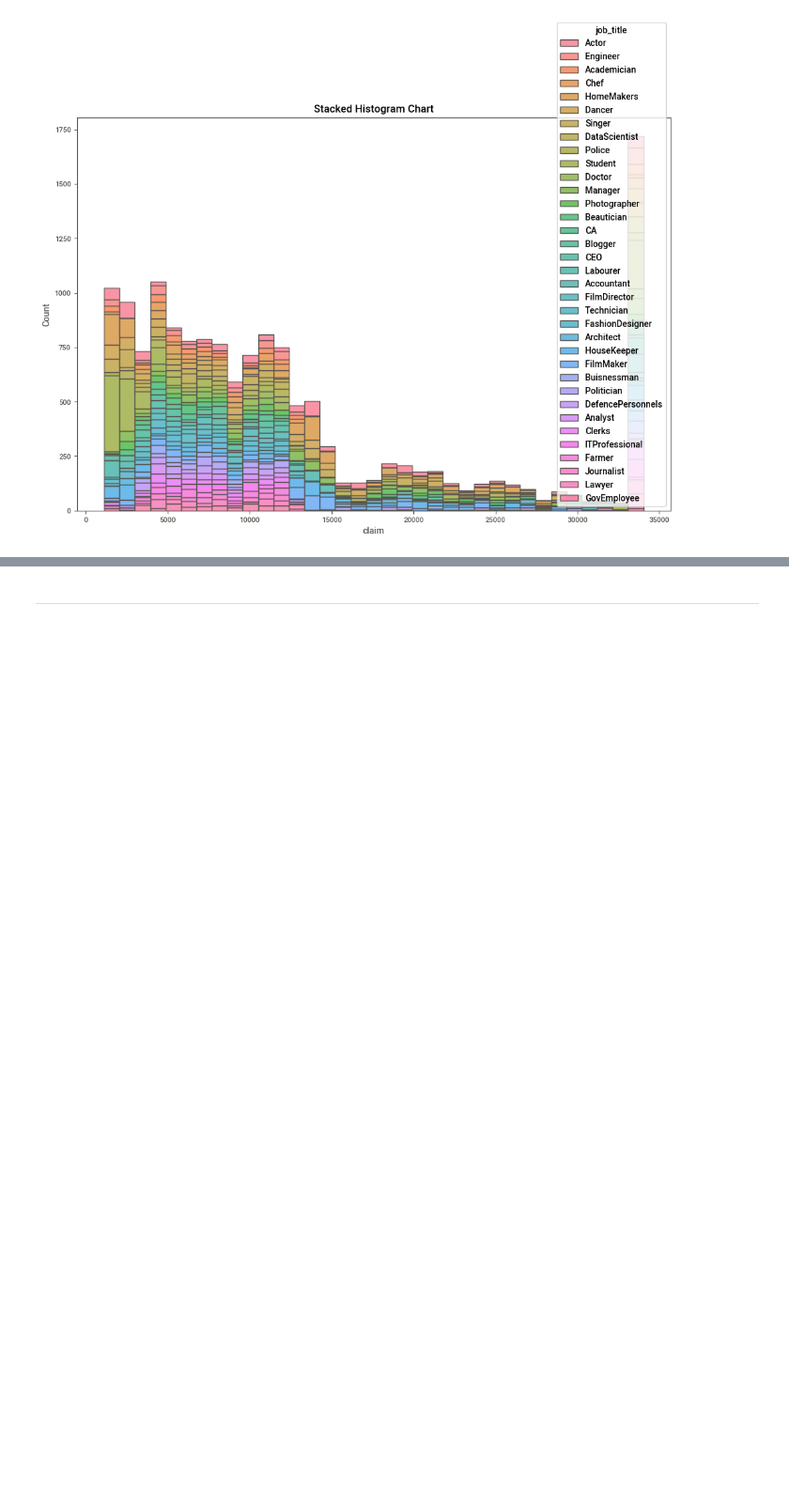
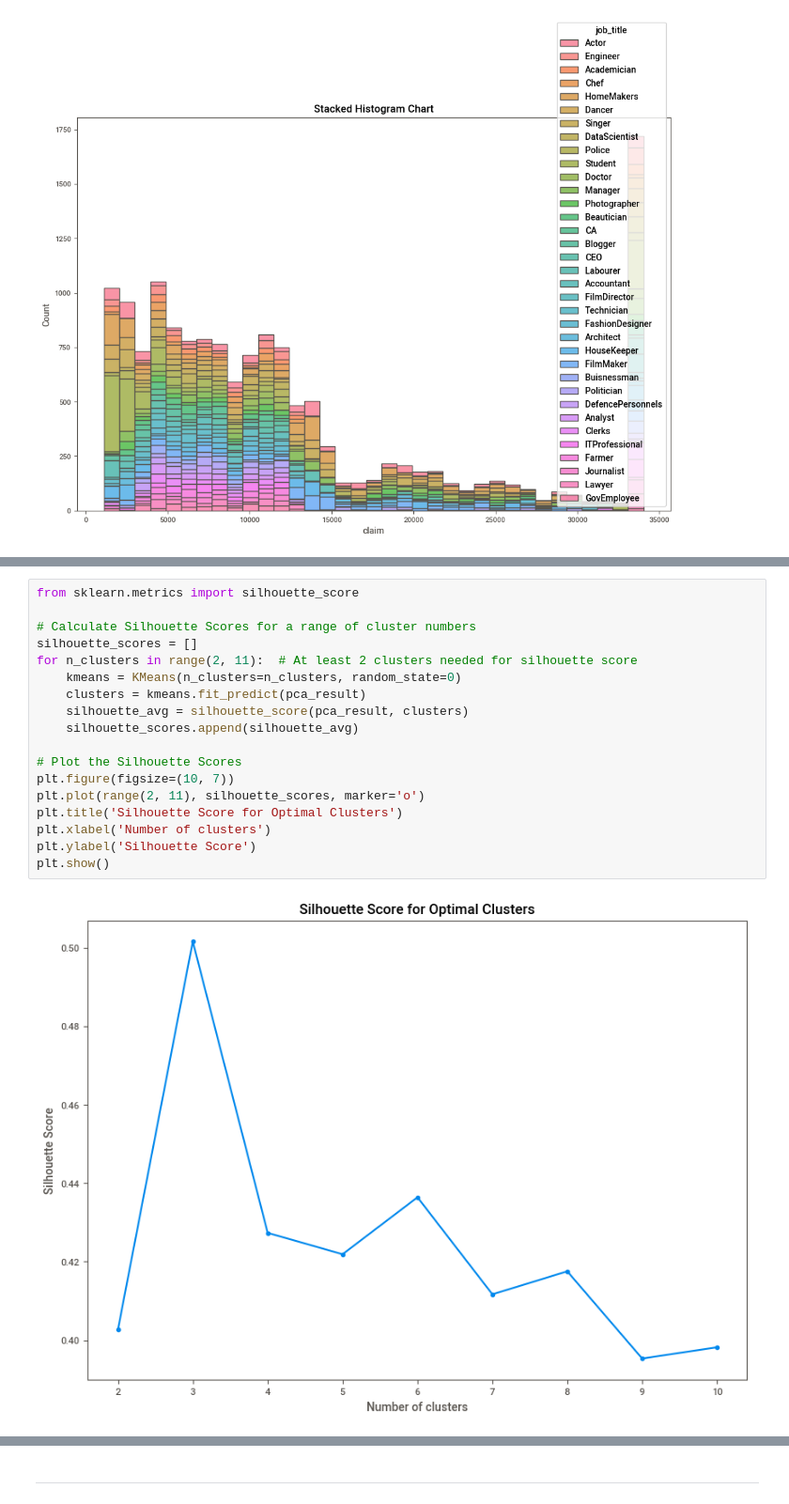
Before and after one commit to hwiminPark/Health_Insurance_Claim, a Jupyter notebook: main.ipynb, the cells around one changed output, grey strips where cells are left out. Shown at 94% size. Saved outputs shown, nothing was run; the diff lists cells and outputs as text; blank space fills up the shorter version.

```diff
--- a/main.ipynb
+++ b/main.ipynb
@@ -162,0 +203,20 @@ plt.show()
+# %%
+from sklearn.metrics import silhouette_score
+
+# Calculate Silhouette Scores for a range of cluster numbers
+silhouette_scores = []
+for n_clusters in range(2, 11):  # At least 2 clusters needed for silhouette score
+    kmeans = KMeans(n_clusters=n_clusters, random_state=0)
+    clusters = kmeans.fit_predict(pca_result)
+    silhouette_avg = silhouette_score(pca_result, clusters)
+    silhouette_scores.append(silhouette_avg)
+
+# Plot the Silhouette Scores
+plt.figure(figsize=(10, 7))
+plt.plot(range(2, 11), silhouette_scores, marker='o')
+plt.title('Silhouette Score for Optimal Clusters')
+plt.xlabel('Number of clusters')
+plt.ylabel('Silhouette Score')
+plt.show()
+# %% [output]
+[figure, added]
```
Also changed, not shown: parts of 13 cells of this notebook.
